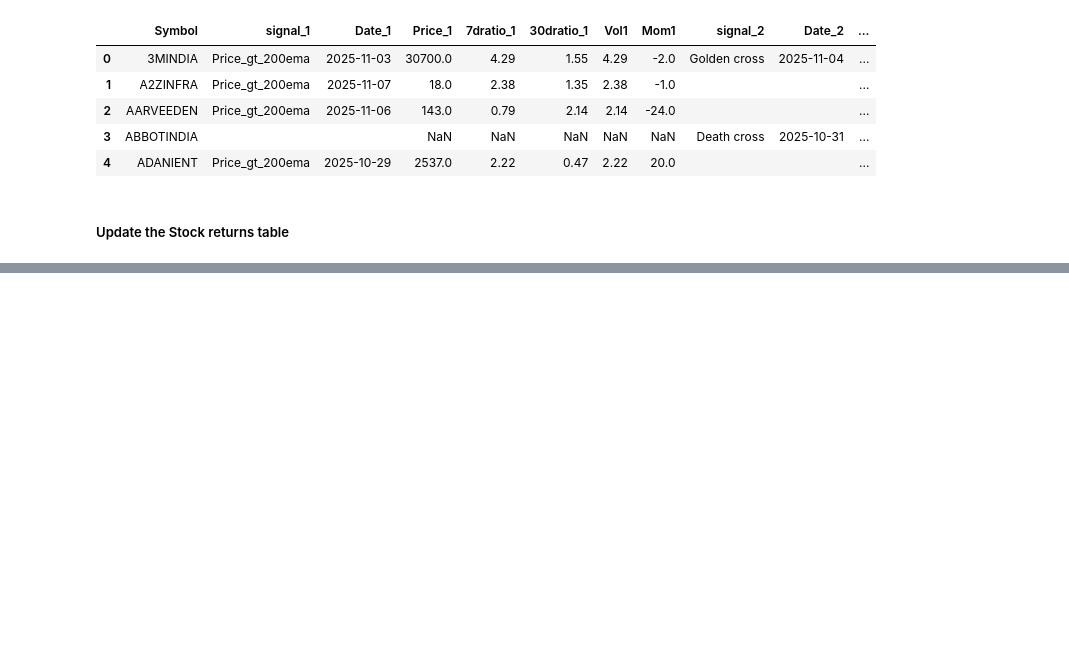
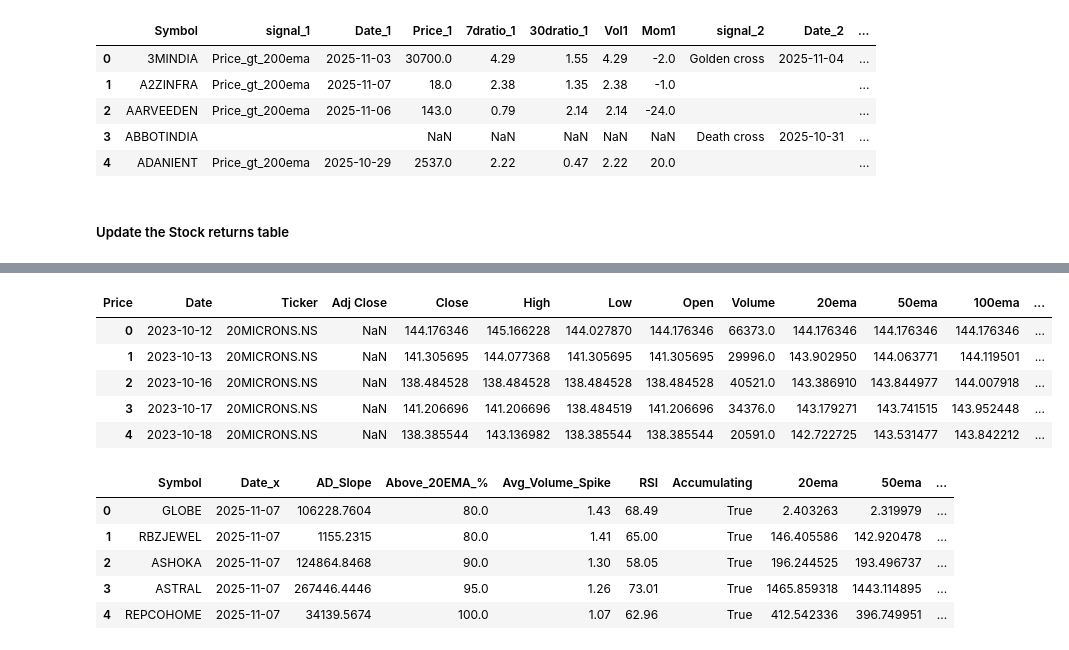
Before and after one commit to Deepak-Chaturvedi/Stock-Signals, a Jupyter notebook: notebooks/Stock_signals_execution_daily.ipynb, the cells around one changed output, grey strips where cells are left out. Drawn from its saved outputs; the diff is of its cells as text; code cells hidden in the pictures; blank space fills up the shorter version.

```diff
--- a/notebooks/Stock_signals_execution_daily.ipynb
+++ b/notebooks/Stock_signals_execution_daily.ipynb
@@ -205,0 +226,33 @@ else:
+# %%
+sd = stock_df.copy(deep=True)
+sd["Date"] = pd.to_datetime(sd["Date"])
+
+display(sd.head())
+signals_df = accum_df.copy(deep=True)
+signals_df.rename(columns={"Close":"Signal_Price"}, inplace=True)
+signals_df["Signal_date"] = pd.to_datetime(accum_df["Date"]) # Replace with Signal_date column later
+signals_df["Updated_Signal_Price"] = np.nan
+signals_df.head()
+
+merged = pd.merge(
+    signals_df,
+    sd[["Symbol", "Date", "Close"]],
+    left_on=["Symbol", "Signal_date"],
+    right_on=["Symbol", "Date"],
+    how="left"
+)
+merged["Updated_Signal_Price"] = merged['Close']
+merged.head()
+# %% [output]
+| Price | Date | Ticker | Adj Close | Close | High | Low | Open | Volume | 20ema | 50ema | 100ema | ... |
+| 0 | 2023-10-12 | 20MICRONS.NS | NaN | 144.176346 | 145.166228 | 144.027870 | 144.176346 | 66373.0 | 144.176346 | 144.176346 | 144.176346 | ... |
+| 1 | 2023-10-13 | 20MICRONS.NS | NaN | 141.305695 | 144.077368 | 141.305695 | 141.305695 | 29996.0 | 143.902950 | 144.063771 | 144.119501 | ... |
+| 2 | 2023-10-16 | 20MICRONS.NS | NaN | 138.484528 | 138.484528 | 138.484528 | 138.484528 | 40521.0 | 143.386910 | 143.844977 | 144.007918 | ... |
+| 3 | 2023-10-17 | 20MICRONS.NS | NaN | 141.206696 | 141.206696 | 138.484519 | 141.206696 | 34376.0 | 143.179271 | 143.741515 | 143.952448 | ... |
+| 4 | 2023-10-18 | 20MICRONS.NS | NaN | 138.385544 | 143.136982 | 138.385544 | 138.385544 | 20591.0 | 142.722725 | 143.531477 | 143.842212 | ... |
+|  | Symbol | Date_x | AD_Slope | Above_20EMA_% | Avg_Volume_Spike | RSI | Accumulating | 20ema | 50ema | ... |
+| 0 | GLOBE | 2025-11-07 | 106228.7604 | 80.0 | 1.43 | 68.49 | True | 2.403263 | 2.319979 | ... |
+| 1 | RBZJEWEL | 2025-11-07 | 1155.2315 | 80.0 | 1.41 | 65.00 | True | 146.405586 | 142.920478 | ... |
+| 2 | ASHOKA | 2025-11-07 | 124864.8468 | 90.0 | 1.30 | 58.05 | True | 196.244525 | 193.496737 | ... |
+| 3 | ASTRAL | 2025-11-07 | 267446.4446 | 95.0 | 1.26 | 73.01 | True | 1465.859318 | 1443.114895 | ... |
+| 4 | REPCOHOME | 2025-11-07 | 34139.5674 | 100.0 | 1.07 | 62.96 | True | 412.542336 | 396.749951 | ... |
```
Also changed, not shown: parts of 15 cells of this notebook, 3 other files.
